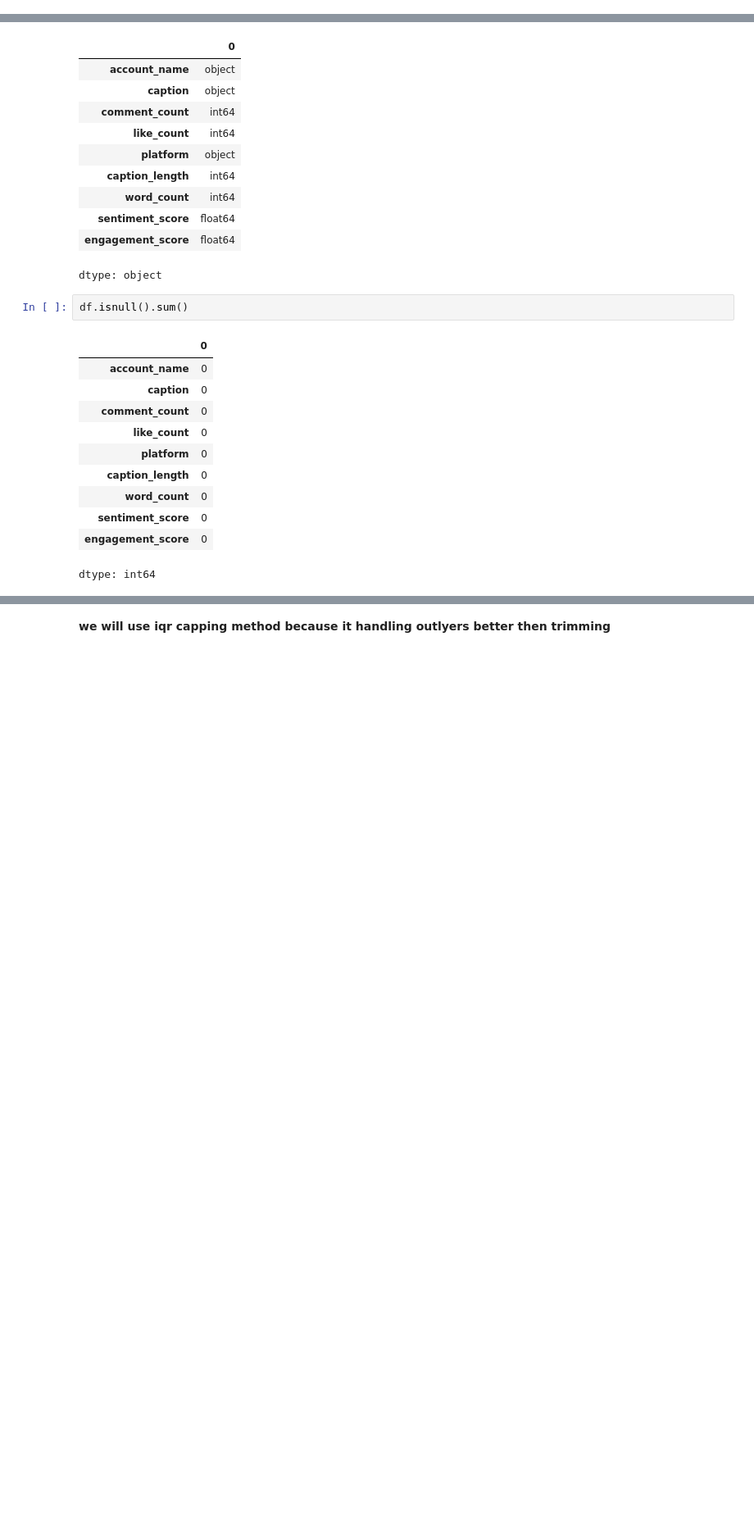
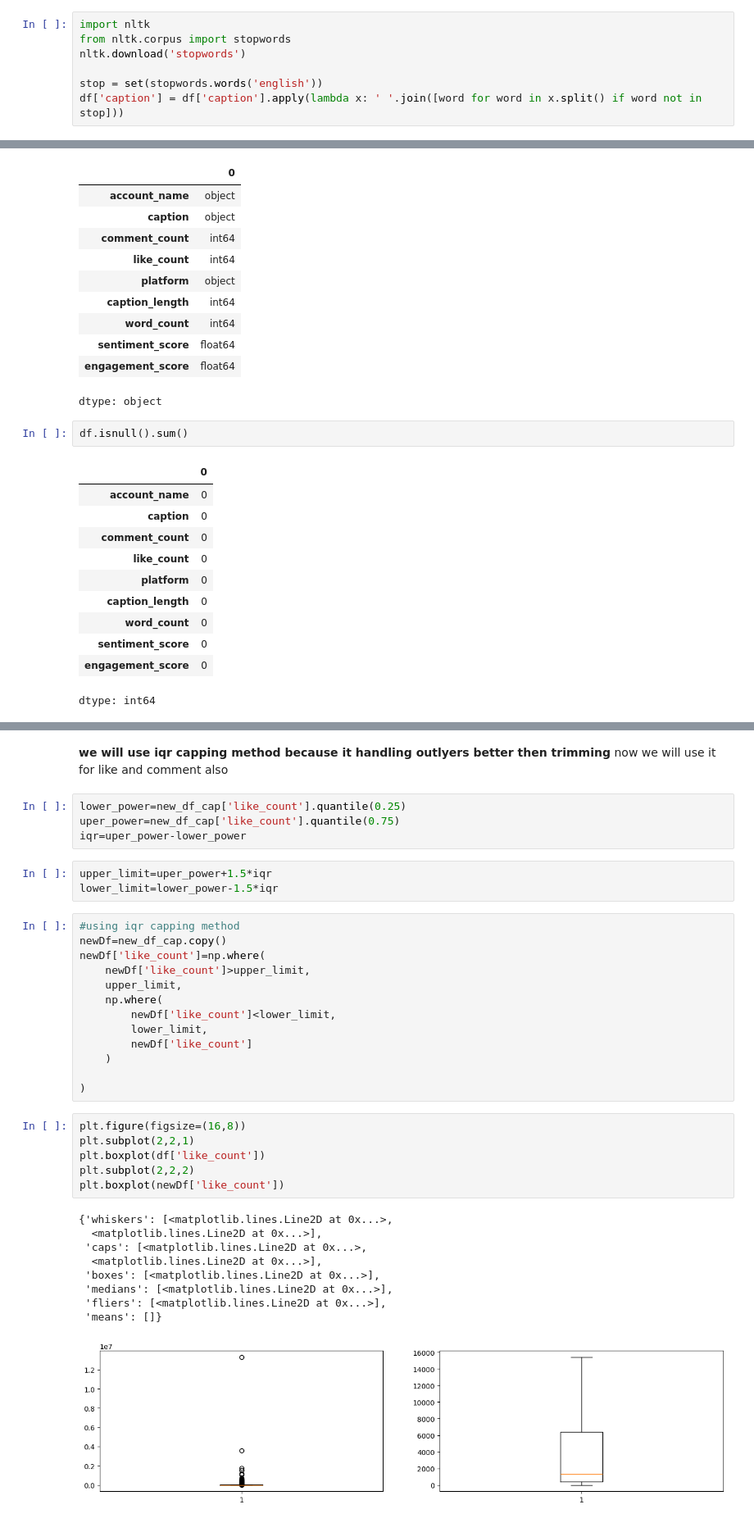
Before and after one commit to EngrAbdullah13/meta_compete, a Jupyter notebook: Meta-Compete.ipynb, the cells around one changed output, grey strips where cells are left out. Shown: that part at 82% size. Cells and saved outputs as stored; diff of their text form; blank space fills up the shorter version.

```diff
--- a/Meta-Compete.ipynb
+++ b/Meta-Compete.ipynb
@@ -45,0 +59,7 @@ dtype: int64
+# %%
+import nltk
+from nltk.corpus import stopwords
+nltk.download('stopwords')
+
+stop = set(stopwords.words('english'))
+df['caption'] = df['caption'].apply(lambda x: ' '.join([word for word in x.split() if word not in stop]))
@@ -242,2 +233,39 @@ dtype: bool
 # %% [markdown]
  **we will use iqr capping method because it handling outlyers better then trimming**
+ now we will use it for like and comment also
+# %%
+lower_power=new_df_cap['like_count'].quantile(0.25)
+uper_power=new_df_cap['like_count'].quantile(0.75)
+iqr=uper_power-lower_power
+# %%
+upper_limit=uper_power+1.5*iqr
+lower_limit=lower_power-1.5*iqr
+# %%
+#using iqr capping method
+newDf=new_df_cap.copy()
+newDf['like_count']=np.where(
+    newDf['like_count']>upper_limit,
+    upper_limit,
+    np.where(
+        newDf['like_count']<lower_limit,
+        lower_limit,
+        newDf['like_count']
+    )
+
+)
+# %%
+plt.figure(figsize=(16,8))
+plt.subplot(2,2,1)
+plt.boxplot(df['like_count'])
+plt.subplot(2,2,2)
+plt.boxplot(newDf['like_count'])
+# %% [output]
+{'whiskers': [<matplotlib.lines.Line2D at 0x...>,
+  <matplotlib.lines.Line2D at 0x...>],
+ 'caps': [<matplotlib.lines.Line2D at 0x...>,
+  <matplotlib.lines.Line2D at 0x...>],
+ 'boxes': [<matplotlib.lines.Line2D at 0x...>],
+ 'medians': [<matplotlib.lines.Line2D at 0x...>],
+ 'fliers': [<matplotlib.lines.Line2D at 0x...>],
+ 'means': []}
+[figure, added]
```
Also changed, not shown: parts of 20 cells of this notebook.
